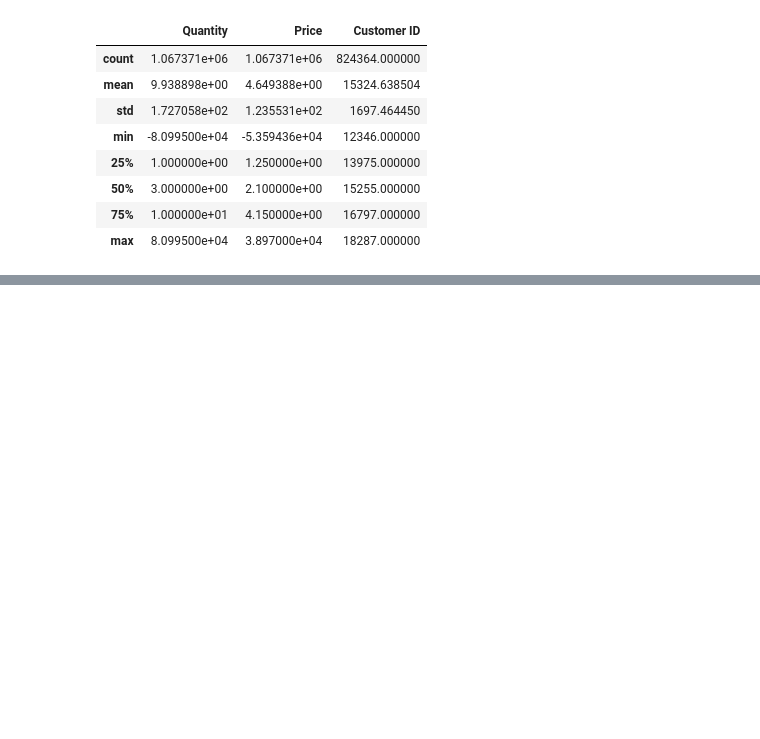
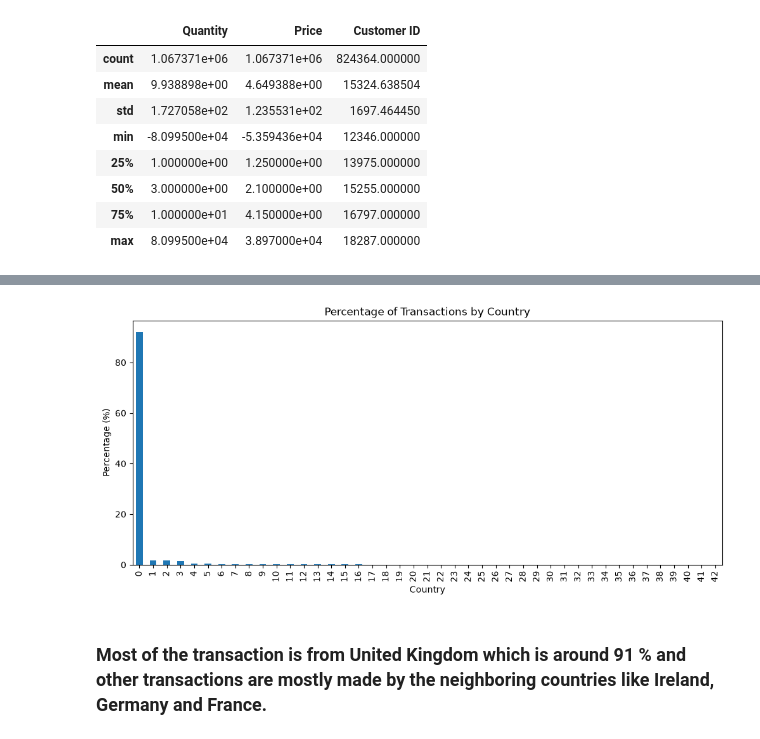
Before and after one commit to SahilLASKAR13/customer-segmentation-retention-analysis, a Jupyter notebook: notebook/CSRA.ipynb, the cells around one changed output, grey strips where cells are left out. Cells and saved outputs as stored; diff of their text form; code cells hidden in the pictures; blank space fills up the shorter version.

```diff
--- a/notebook/CSRA.ipynb
+++ b/notebook/CSRA.ipynb
@@ -73,0 +164,13 @@ df.describe()
+# %%
+# the percentage of transactions in each country
+country_percentage = (
+    df['Country']
+    .value_counts(normalize=True)
+    .mul(100)
+    .round(2)
+    .reset_index()
+)
+
+country_percentage.columns = ['Country', 'Percentage (%)']
+
+country_percentage
@@ -73,0 +195,11 @@ df.describe()
+# %%
+country_percentage['Percentage (%)'].plot(kind='bar', figsize=(12,5))
+plt.title('Percentage of Transactions by Country')
+plt.xlabel(df['Country'].name)
+plt.ylabel('Percentage (%)')
+plt.xticks(rotation=90)
+plt.show()
+# %% [output]
+[figure, added]
+# %% [markdown]
+### Most of the transaction is from United Kingdom which is around 91 % and other transactions are mostly made by the neighboring countries like Ireland, Germany and France.
```
Also changed, not shown: parts of 13 cells of this notebook.
